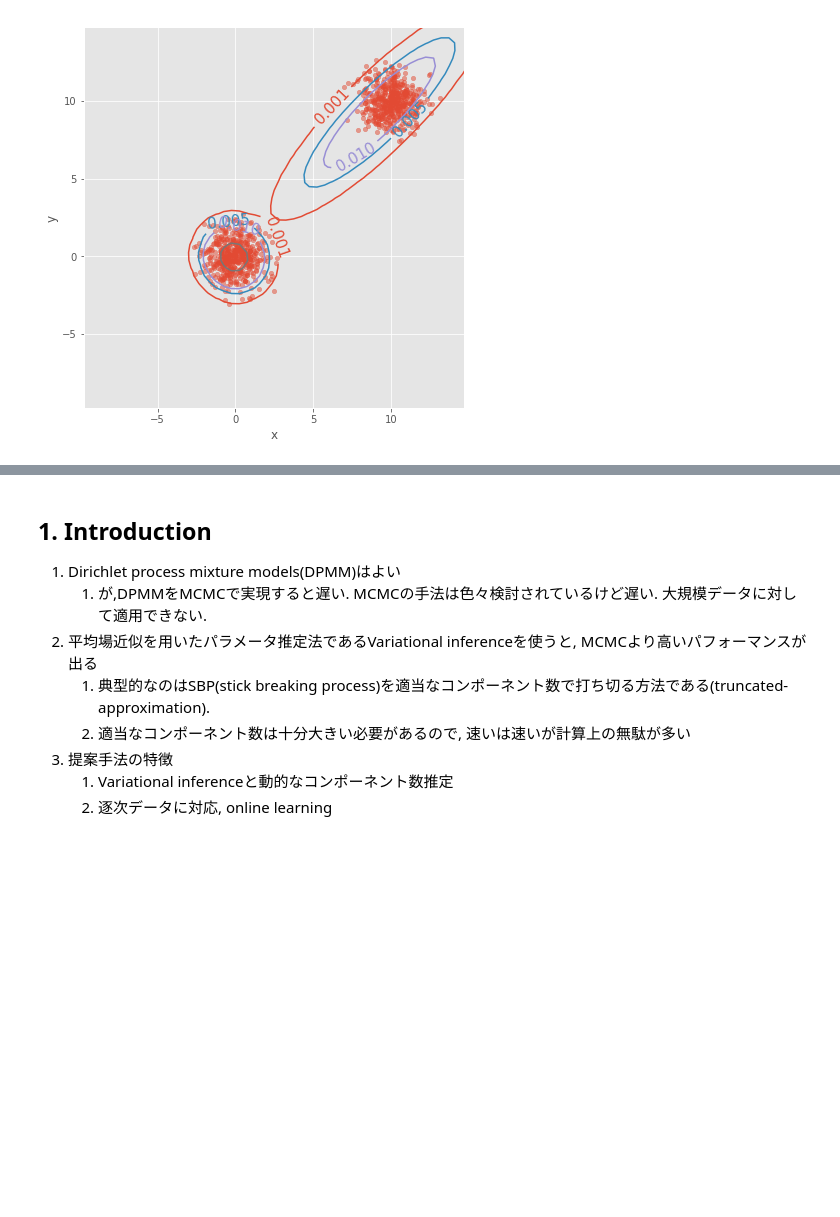
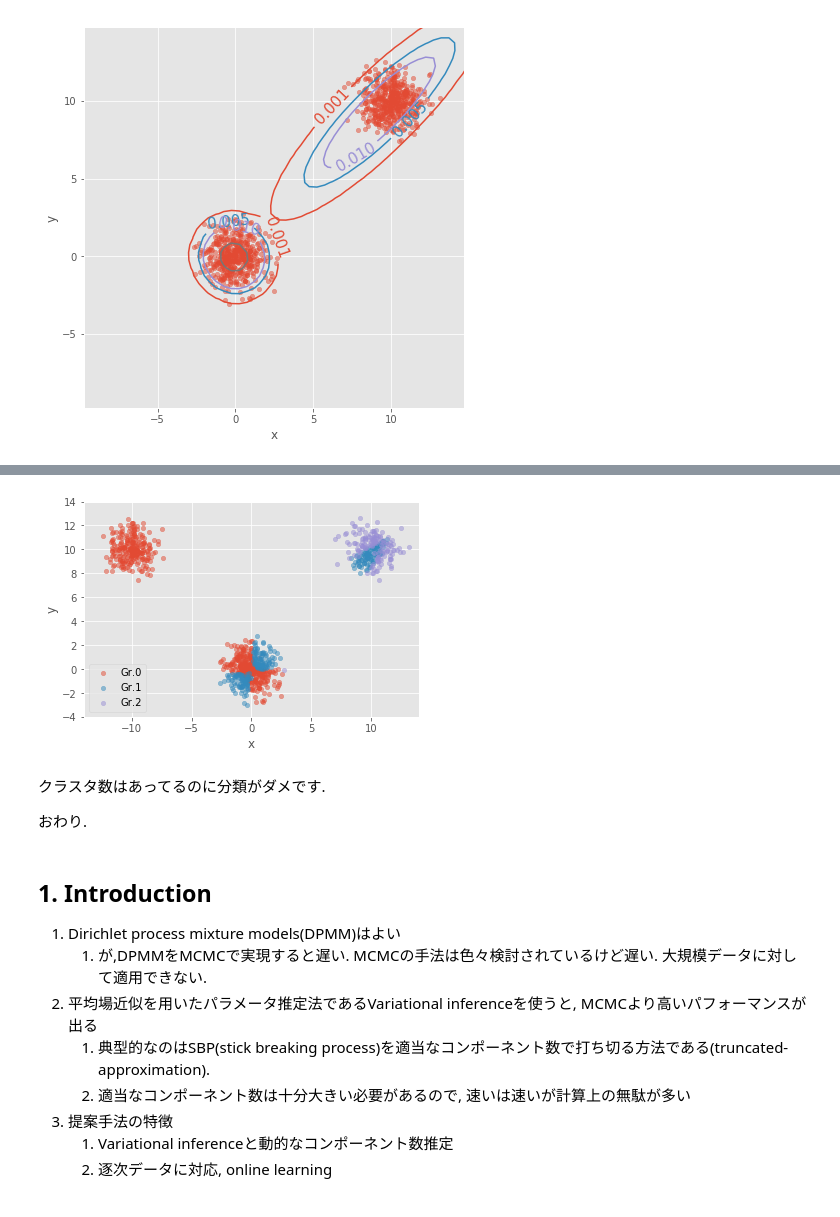
Before and after one commit to kazufusa/til, a Jupyter notebook: 20180826_Lin_2013/readme.ipynb, the cells around one changed output, grey strips where cells are left out. Saved outputs shown, nothing was run; the diff lists cells and outputs as text; code cells hidden in the pictures; blank space fills up the shorter version.

```diff
--- a/20180826_Lin_2013/readme.ipynb
+++ b/20180826_Lin_2013/readme.ipynb
@@ -559,3 +662,21 @@ print(P[(P.group == 1) & (P.x < 5)].head(n=20))
+# %%
+P = pd.DataFrame(x[:, :].T, columns=['x', 'y'])
+P['group'] = rho.argmax(axis=1)
+ax = None
+for i, k in enumerate(sorted(P['group'].unique())):
+    if ax:
+        P[P['group']==k].plot(kind='scatter', x='x', y='y', c=colors[i], label=f'Gr.{k}', alpha=0.5, ax=ax)
+    else:
+        ax = P[P['group']==k].plot(kind='scatter', x='x', y='y', c=colors[i], label=f'Gr.{k}', alpha=0.5)
+ax.set_aspect('equal')
+ax.set_xlim(-14, 14)
+_ = ax.set_ylim(-4, 14)
+# %% [output]
+[figure, added]
+# %% [markdown]
+クラスタ数はあってるのに分類がダメです.
+
+おわり.
 # %% [markdown]
 ## 1. Introduction
 
```
Also changed, not shown: parts of 18 cells of this notebook.
